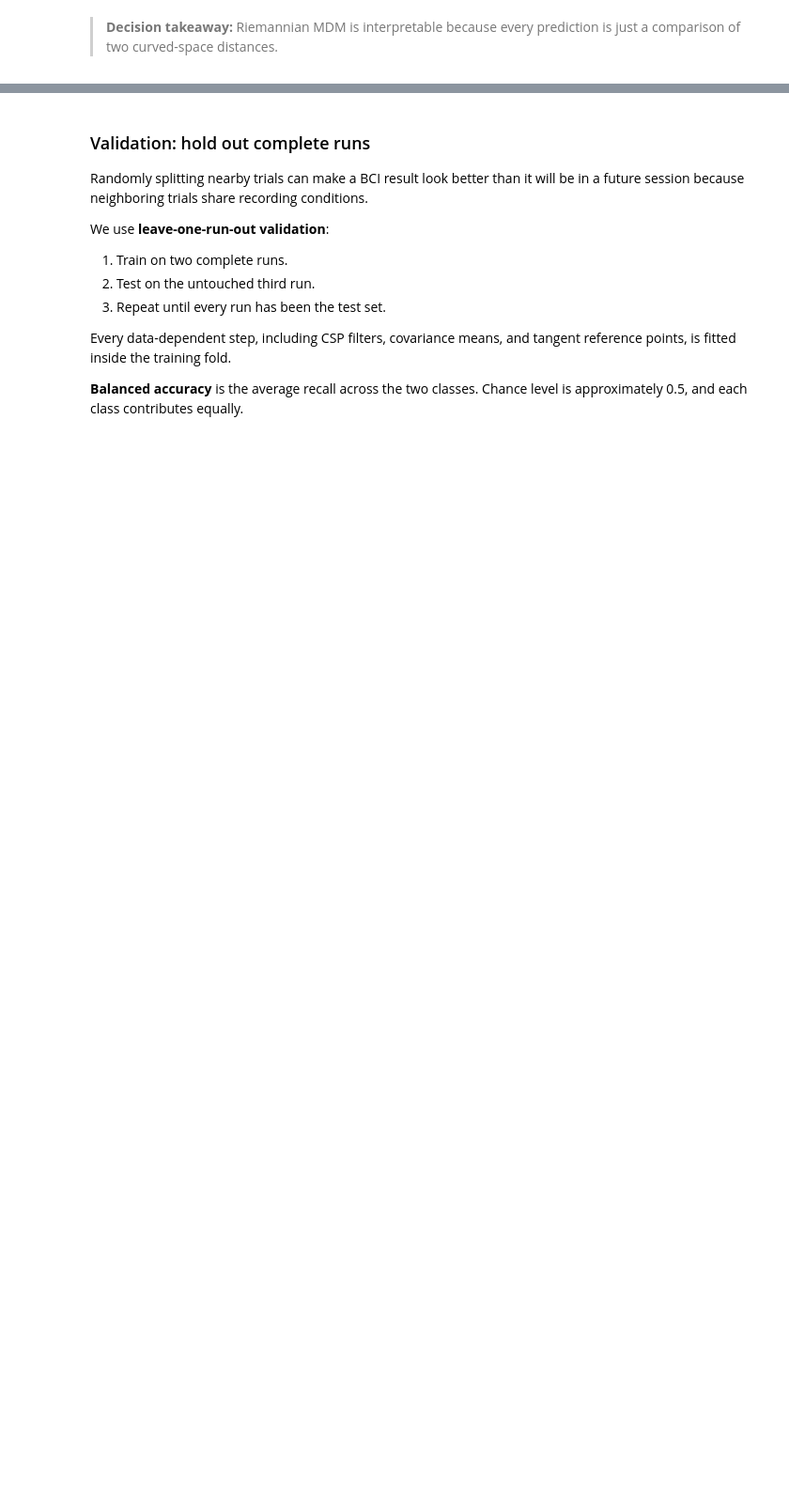
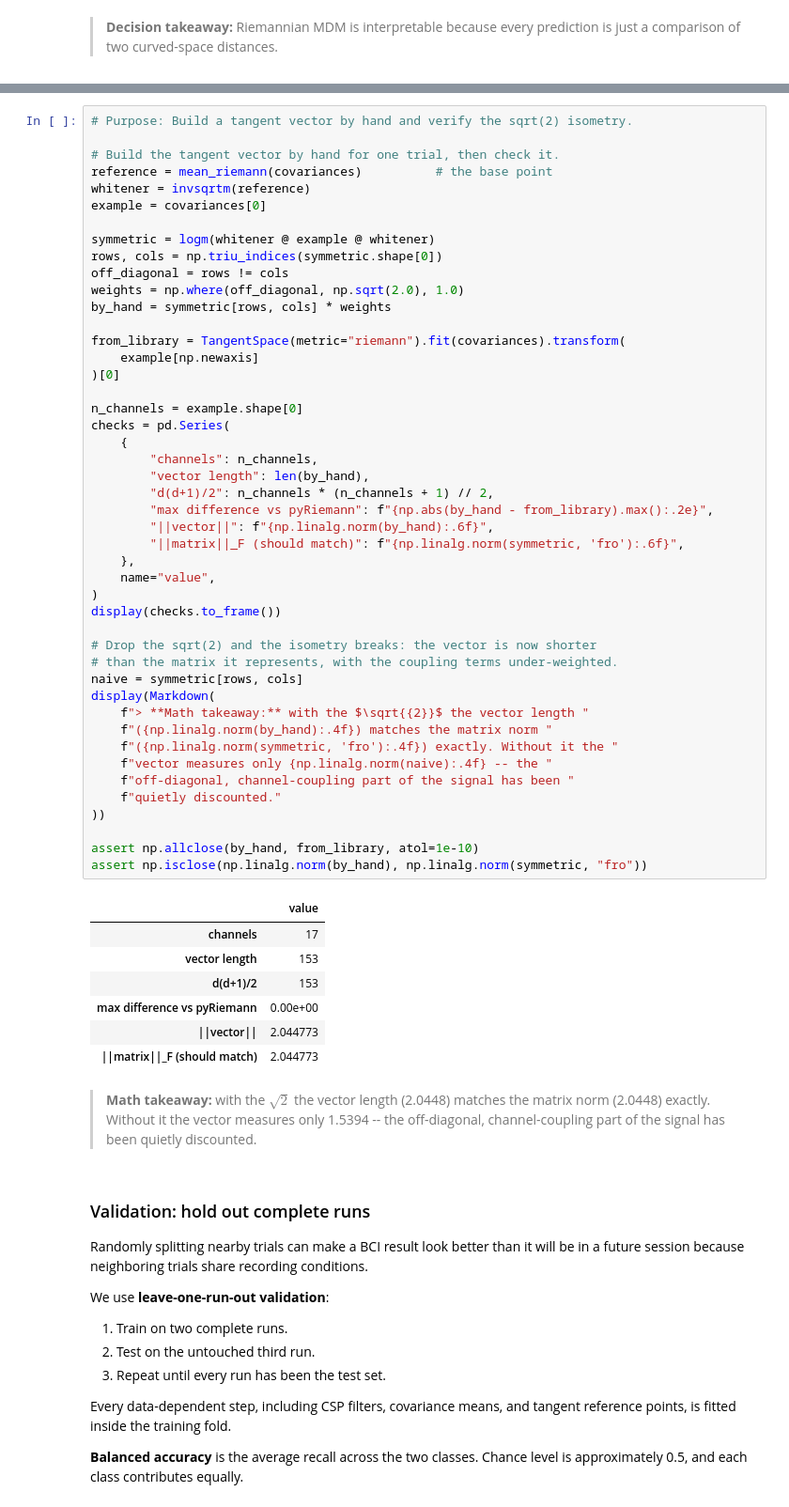
Before and after one commit to Itamar-Avitan/curved-spaces-brain-signals, a Jupyter notebook: public/downloads/01_riemannian_eeg_motor_imagery.ipynb, the cells around one changed output, grey strips where cells are left out. Shown at 94% size. Saved outputs shown, nothing was run; the diff lists cells and outputs as text; blank space fills up the shorter version.

```diff
--- a/public/downloads/01_riemannian_eeg_motor_imagery.ipynb
+++ b/public/downloads/01_riemannian_eeg_motor_imagery.ipynb
@@ -1088,3 +1116,58 @@ linear classifier to be used.
+# %%
+# Purpose: Build a tangent vector by hand and verify the sqrt(2) isometry.
+
+# Build the tangent vector by hand for one trial, then check it.
+reference = mean_riemann(covariances)          # the base point
+whitener = invsqrtm(reference)
+example = covariances[0]
+
+symmetric = logm(whitener @ example @ whitener)
+rows, cols = np.triu_indices(symmetric.shape[0])
+off_diagonal = rows != cols
+weights = np.where(off_diagonal, np.sqrt(2.0), 1.0)
+by_hand = symmetric[rows, cols] * weights
+
+from_library = TangentSpace(metric="riemann").fit(covariances).transform(
+    example[np.newaxis]
+)[0]
+
+n_channels = example.shape[0]
+checks = pd.Series(
+    {
+        "channels": n_channels,
+        "vector length": len(by_hand),
+        "d(d+1)/2": n_channels * (n_channels + 1) // 2,
+        "max difference vs pyRiemann": f"{np.abs(by_hand - from_library).max():.2e}",
+        "||vector||": f"{np.linalg.norm(by_hand):.6f}",
+        "||matrix||_F (should match)": f"{np.linalg.norm(symmetric, 'fro'):.6f}",
+    },
+    name="value",
+)
+display(checks.to_frame())
+
+# Drop the sqrt(2) and the isometry breaks: the vector is now shorter
+# than the matrix it represents, with the coupling terms under-weighted.
+naive = symmetric[rows, cols]
+display(Markdown(
+    f"> **Math takeaway:** with the $\sqrt{{2}}$ the vector length "
+    f"({np.linalg.norm(by_hand):.4f}) matches the matrix norm "
+    f"({np.linalg.norm(symmetric, 'fro'):.4f}) exactly. Without it the "
+    f"vector measures only {np.linalg.norm(naive):.4f} -- the "
+    f"off-diagonal, channel-coupling part of the signal has been "
+    f"quietly discounted."
+))
+
+assert np.allclose(by_hand, from_library, atol=1e-10)
+assert np.isclose(np.linalg.norm(by_hand), np.linalg.norm(symmetric, "fro"))
+# %% [output]
+|  | value |
+| channels | 17 |
+| vector length | 153 |
+| d(d+1)/2 | 153 |
+| max difference vs pyRiemann | 0.00e+00 |
+| ||vector|| | 2.044773 |
+| ||matrix||_F (should match) | 2.044773 |
+> **Math takeaway:** with the $\sqrt{2}$ the vector length (2.0448) matches the matrix norm (2.0448) exactly. Without it the vector measures only 1.5394 -- the off-diagonal, channel-coupling part of the signal has been quietly discounted.
 # %% [markdown]
 ### Validation: hold out complete runs
 
```
Also changed, not shown: parts of 3 cells of this notebook, 3 other files.
